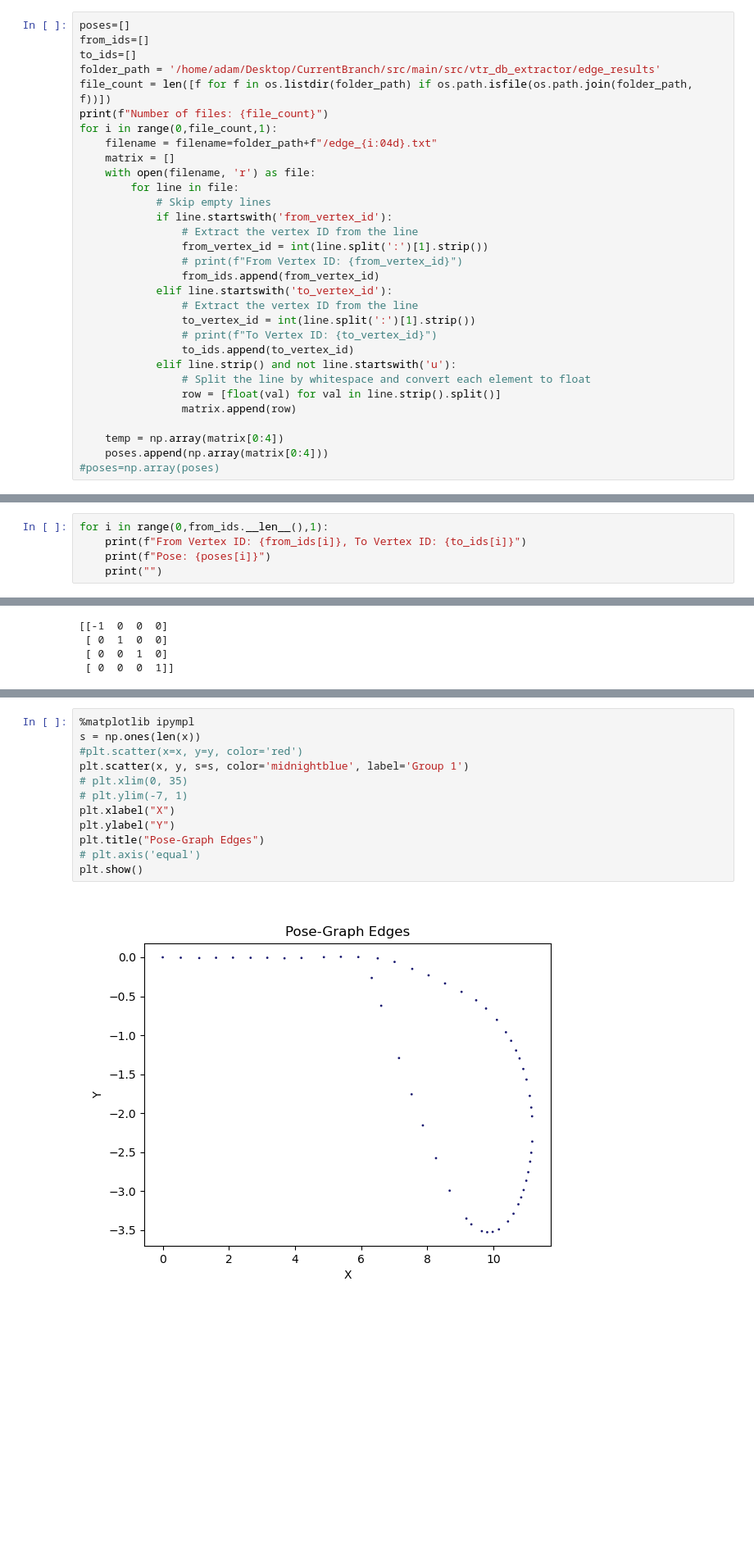
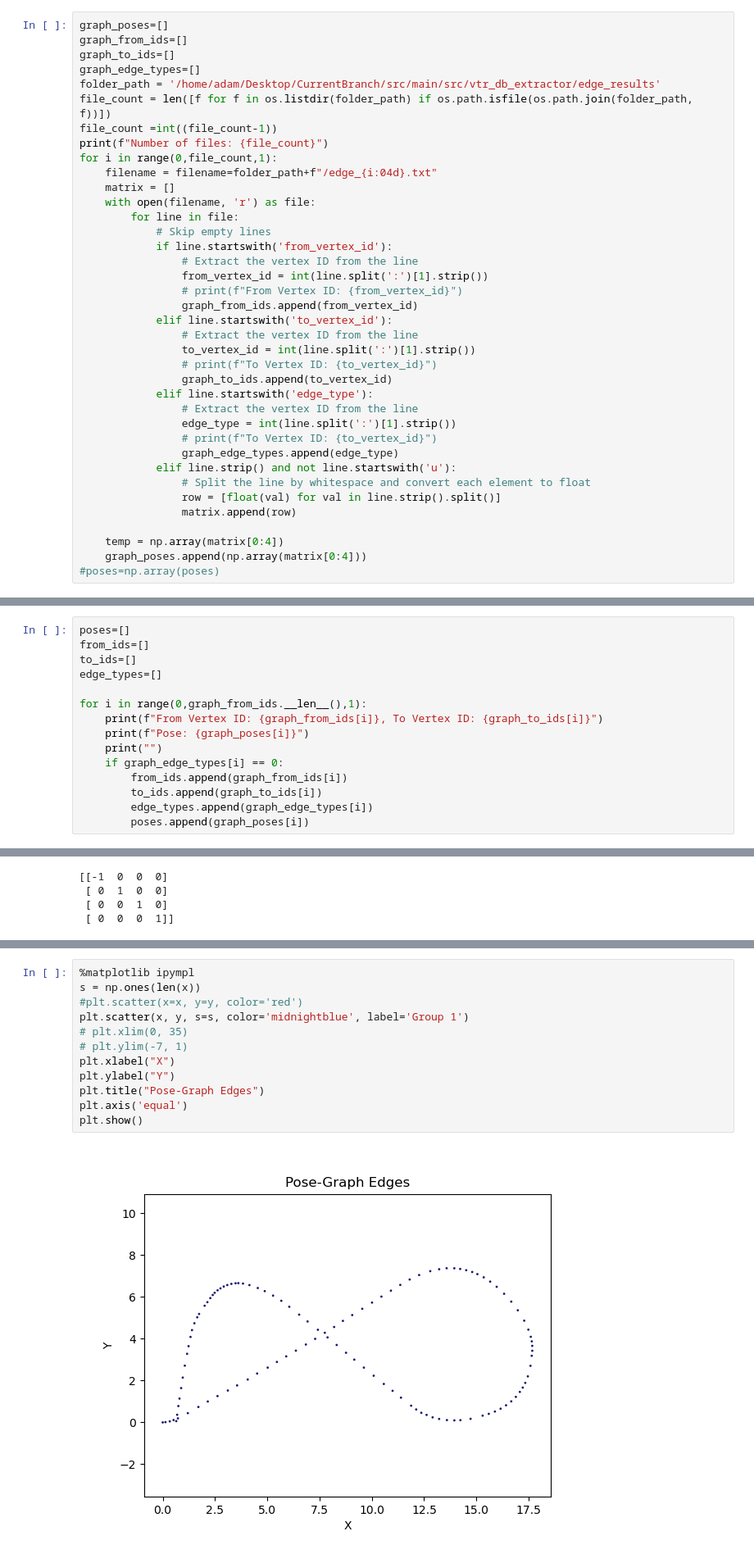
Before and after one commit to adamspeedy/vtr3, a Jupyter notebook: src/main/src/vtr_db_extractor/python/edges_viewer.ipynb, the cells around one changed output, grey strips where cells are left out. Shown at 82% size. Drawn from its saved outputs; the diff is of its cells as text; blank space fills up the shorter version.

```diff
--- a/src/main/src/vtr_db_extractor/python/edges_viewer.ipynb
+++ b/src/main/src/vtr_db_extractor/python/edges_viewer.ipynb
@@ -8,11 +8,13 @@ import json
 from PIL import Image
 import os
 # %%
-poses=[]
-from_ids=[]
-to_ids=[]
+graph_poses=[]
+graph_from_ids=[]
+graph_to_ids=[]
+graph_edge_types=[]
 folder_path = '/home/adam/Desktop/CurrentBranch/src/main/src/vtr_db_extractor/edge_results'
 file_count = len([f for f in os.listdir(folder_path) if os.path.isfile(os.path.join(folder_path, f))])
+file_count =int((file_count-1))
 print(f"Number of files: {file_count}")
 for i in range(0,file_count,1):
     filename = filename=folder_path+f"/edge_{i:04d}.txt"
@@ -24,18 +26,23 @@ for i in range(0,file_count,1):
                 # Extract the vertex ID from the line
                 from_vertex_id = int(line.split(':')[1].strip())
                 # print(f"From Vertex ID: {from_vertex_id}")
-                from_ids.append(from_vertex_id)
+                graph_from_ids.append(from_vertex_id)
             elif line.startswith('to_vertex_id'):
                 # Extract the vertex ID from the line
                 to_vertex_id = int(line.split(':')[1].strip())
                 # print(f"To Vertex ID: {to_vertex_id}")
-                to_ids.append(to_vertex_id)
+                graph_to_ids.append(to_vertex_id)
+            elif line.startswith('edge_type'):
+                # Extract the vertex ID from the line
+                edge_type = int(line.split(':')[1].strip())
+                # print(f"To Vertex ID: {to_vertex_id}")
+                graph_edge_types.append(edge_type)
             elif line.strip() and not line.startswith('u'):
                 # Split the line by whitespace and convert each element to float
                 row = [float(val) for val in line.strip().split()]
                 matrix.append(row)
 
     temp = np.array(matrix[0:4])
-    poses.append(np.array(matrix[0:4]))
+    graph_poses.append(np.array(matrix[0:4]))
 #poses=np.array(poses)
 # %% [output]
@@ -43,6 +50,16 @@ Number of files: 52
 # %%
-for i in range(0,from_ids.__len__(),1):
-    print(f"From Vertex ID: {from_ids[i]}, To Vertex ID: {to_ids[i]}")
-    print(f"Pose: {poses[i]}")
+poses=[]
+from_ids=[]
+to_ids=[]
+edge_types=[]
+
+for i in range(0,graph_from_ids.__len__(),1):
+    print(f"From Vertex ID: {graph_from_ids[i]}, To Vertex ID: {graph_to_ids[i]}")
+    print(f"Pose: {graph_poses[i]}")
     print("")
+    if graph_edge_types[i] == 0:
+        from_ids.append(graph_from_ids[i])
+        to_ids.append(graph_to_ids[i])
+        edge_types.append(graph_edge_types[i])
+        poses.append(graph_poses[i])
 # %% [output]
@@ -123,17 +148,17 @@ z= origins[..., 2].flatten()
 # %%
 %matplotlib ipympl
 s = np.ones(len(x))
 #plt.scatter(x=x, y=y, color='red')
 plt.scatter(x, y, s=s, color='midnightblue', label='Group 1')
 # plt.xlim(0, 35)
 # plt.ylim(-7, 1)
 plt.xlabel("X")
 plt.ylabel("Y")
 plt.title("Pose-Graph Edges")
-# plt.axis('equal')
+plt.axis('equal')
 plt.show()
 # %% [output]
-[figure, old version]
+[figure, new version]
 # %%
 %matplotlib ipympl
 
```
Also changed, not shown: parts of 6 cells of this notebook, 3 other files.
